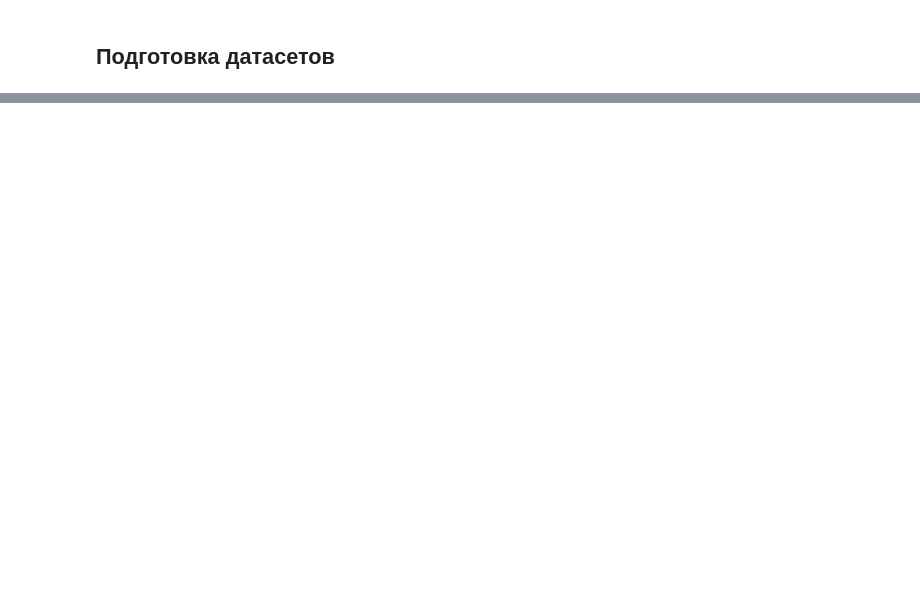
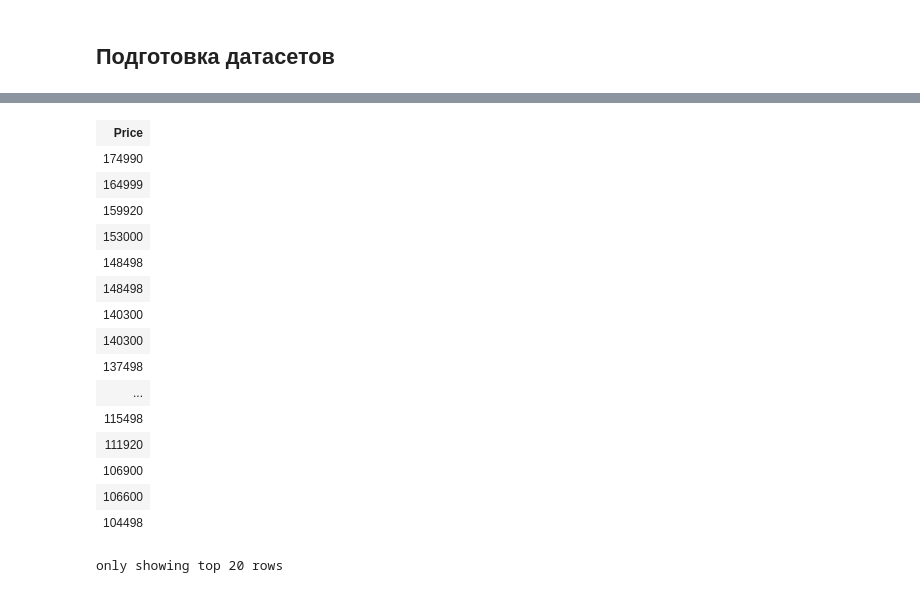
Before and after one commit to shs69/coursework_4_term, a Jupyter notebook: spark.ipynb, the cells around one changed output, grey strips where cells are left out. Drawn from its saved outputs; the diff is of its cells as text; code cells hidden in the pictures; blank space fills up the shorter version.

```diff
--- a/spark.ipynb
+++ b/spark.ipynb
@@ -71,0 +196,28 @@ only showing top 20 rows
+# %%
+# Создаим список фич в один векторный столбец
+features = ["Storage", "RAM", "Battery"]
+feature = VectorAssembler(inputCols=features, outputCol="features")
+feature_vector = feature.transform(dataset_union)
+# %%
+# Разделим датасет на два: тренировочный и тестовый.
+train_df, test_df = feature_vector.filter(feature_vector["Price"] < 200000).randomSplit([0.8, 0.2], seed=42)
+# %%
+train_df.select("Price").orderBy(col("Price").desc())
+# %% [output]
+| Price |
+| 174990 |
+| 164999 |
+| 159920 |
+| 153000 |
+| 148498 |
+| 148498 |
+| 140300 |
+| 140300 |
+| 137498 |
+| ... |
+| 115498 |
+| 111920 |
+| 106900 |
+| 106600 |
+| 104498 |
+only showing top 20 rows
```
Also changed, not shown: parts of 21 cells of this notebook, 1 other file.
